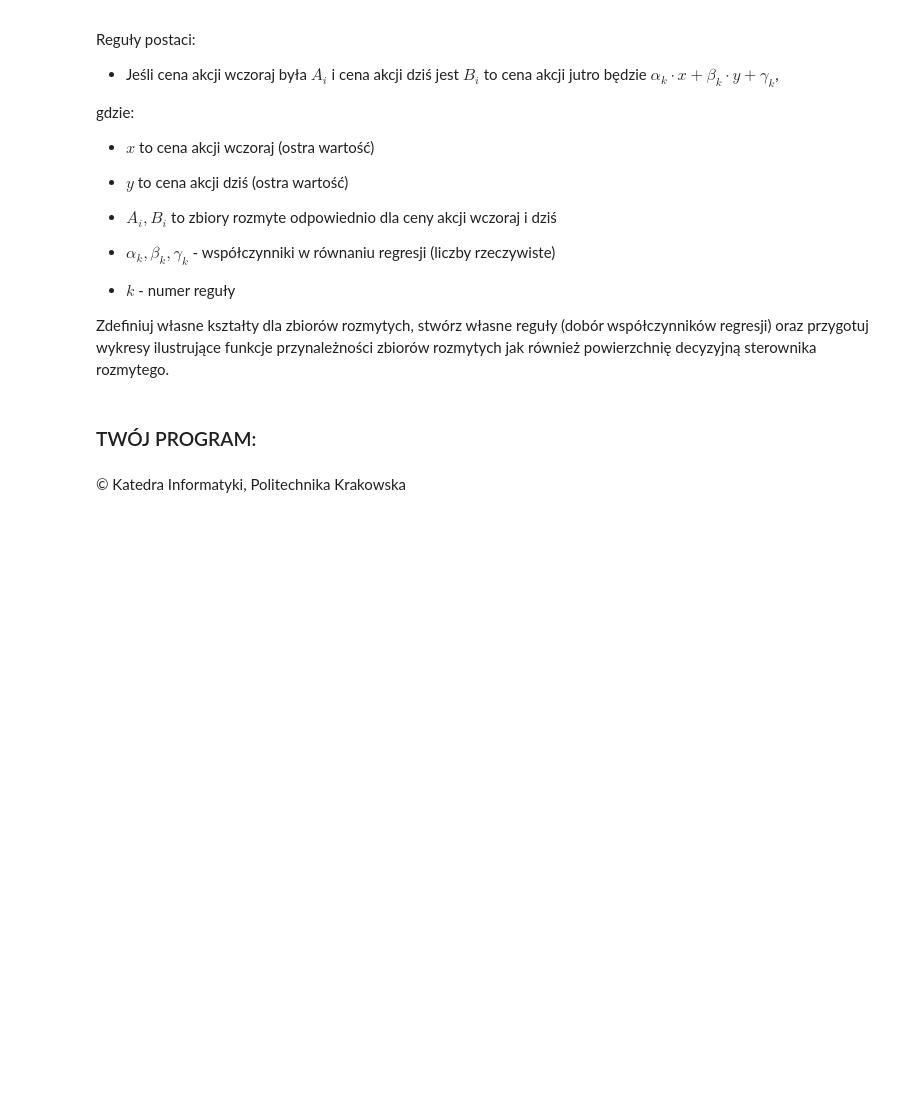
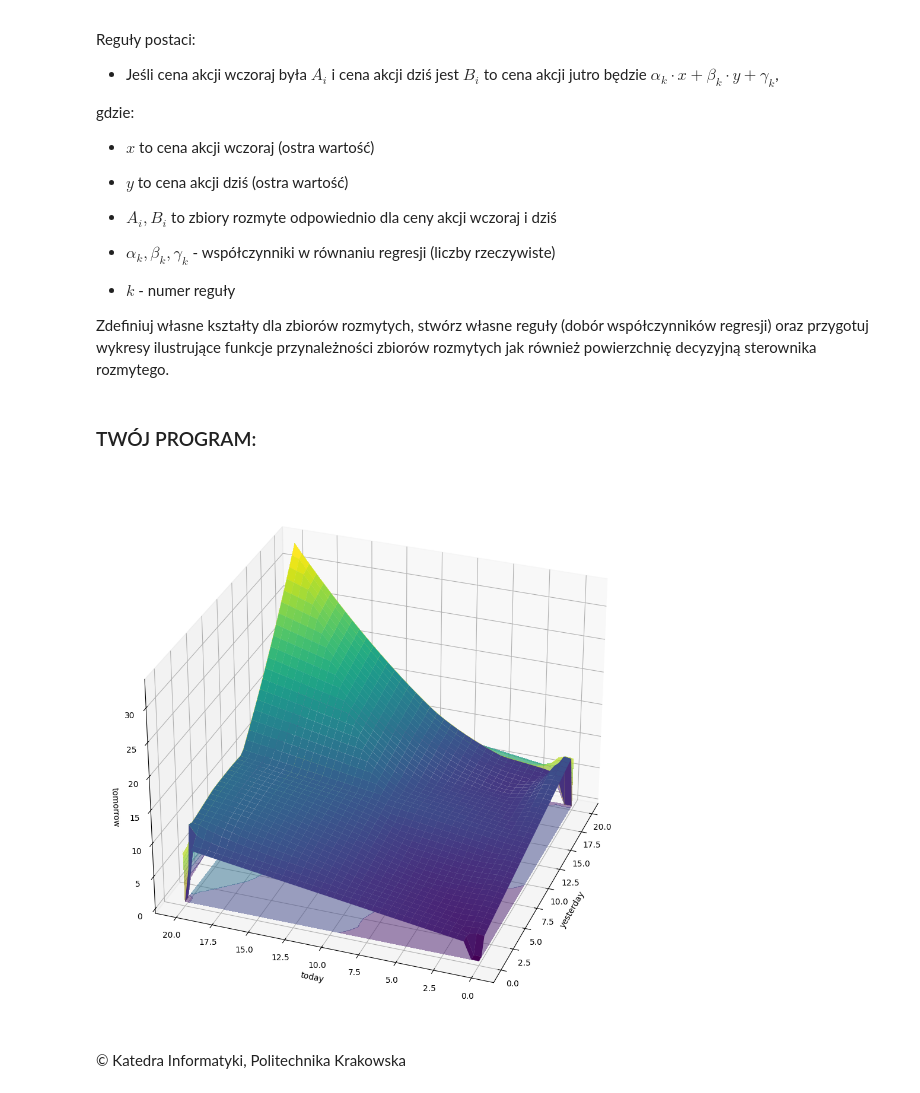
Before and after one commit to PotatoZip/Studies, a Jupyter notebook: Semestr_IV/Wstep_Do_Sztucznej_Inteligencji/Lab_6/142706_Zmiendak_Wiktor_Fuzzy_Zadania.ipynb, the cells around one changed output. Cells and saved outputs as stored; diff of their text form; code cells hidden in the pictures; blank space fills up the shorter version.

```diff
--- a/Semestr_IV/Wstep_Do_Sztucznej_Inteligencji/Lab_6/142706_Zmiendak_Wiktor_Fuzzy_Zadania.ipynb
+++ b/Semestr_IV/Wstep_Do_Sztucznej_Inteligencji/Lab_6/142706_Zmiendak_Wiktor_Fuzzy_Zadania.ipynb
@@ -154,2 +152,57 @@ Zdefiniuj własne kształty dla zbiorów rozmytych, stwórz własne reguły (dob
+# %%
+# YOUR CODE HERE
+
+from fuzzython.systems.sugeno import SugenoSystem
+
+py_low = Triangular((0.9, 0.0), (5, 1), (10, 0))
+py_medium = Triangular((1, 0.0), (10, 1), (20, 0))
+py_high = Triangular((10, 0.0), (20, 1), (20.1, 1))
+a_py_low = Adjective('py_low', py_low)
+a_py_medium = Adjective('py_medium', py_medium)
+a_py_high = Adjective('py_high', py_high)
+yesterday = Variable('yesterday', 'zl', a_py_low, a_py_medium, a_py_high)
+
+pt_low = Triangular((0.9, 0.0), (5, 1), (10, 0))
+pt_medium = Triangular((1, 0.0), (10, 1), (20, 0))
+pt_high = Triangular((10, 0.0), (20, 1), (20.1, 1))
+a_pt_low = Adjective('py_low', py_low)
+a_pt_medium = Adjective('py_medium', py_medium)
+a_pt_high = Adjective('py_high', py_high)
+today = Variable('today', 'zl', a_pt_low, a_pt_medium, a_pt_high)
+
+scope = locals()
+rule1 = 'if yesterday is a_py_low and today is a_pt_low then z=yesterday*0.1+today*0.2+2'
+rule2 = 'if yesterday is a_py_high and today is a_pt_high then z=yesterday*0.7+today*0.8+3.4'
+rule3 = 'if yesterday is a_py_low and today is a_pt_high then z=yesterday*0.3+today*0.3+4.5'
+rule4 = 'if yesterday is a_py_high and today is a_pt_low then z=yesterday*0.1+today*0.2+1.1'
+rule5 = 'if yesterday is a_py_medium or today is a_pt_medium then z=yesterday*0.3+today*0.3+2.2'
+
+block = RuleBlock('rb_takagi', operators=('MIN', 'MAX', 'ZADEH'), activation='MIN', accumulation='MAX')
+block.add_rules(rule1, rule2, rule3, rule4, rule5, scope=scope)
+sugeno = SugenoSystem('model_takagi', block)
+
+
+sampled = np.linspace(0, 20, 40)
+x, y = np.meshgrid(sampled, sampled)
+z = np.zeros((len(sampled),len(sampled)))
+
+for i in range(len(sampled)):
+    for j in range(len(sampled)):
+        inputs = {'yesterday': x[i, j], 'today': y[i, j]}
+        res = sugeno.compute(inputs)
+        z[i, j] = res['rb_takagi']
+
+fig = plt.figure(figsize=(12,12))
+ax = fig.add_subplot(111, projection='3d')
+surf = ax.plot_surface(x, y, z, rstride=1, cstride=1, cmap='viridis', linewidth=0.4, antialiased=True)
+cset = ax.contourf(x, y, z, zdir='z', offset= 0, cmap='viridis', alpha=0.5)
+cset = ax.contourf(x, y, z, zdir='x', offset= 20, cmap='viridis', alpha=0.5)
+cset = ax.contourf(x, y, z, zdir='y', offset= 20, cmap='viridis', alpha=0.5)
+ax.set_xlabel('yesterday')
+ax.set_ylabel('today')
+ax.set_zlabel('tomorrow')
+ax.view_init(30, 200)
+# %% [output]
+[figure, added]
 # %% [markdown]
 &copy; Katedra Informatyki, Politechnika Krakowska
```
Also changed, not shown: parts of 2 cells of this notebook, 5 other files.
